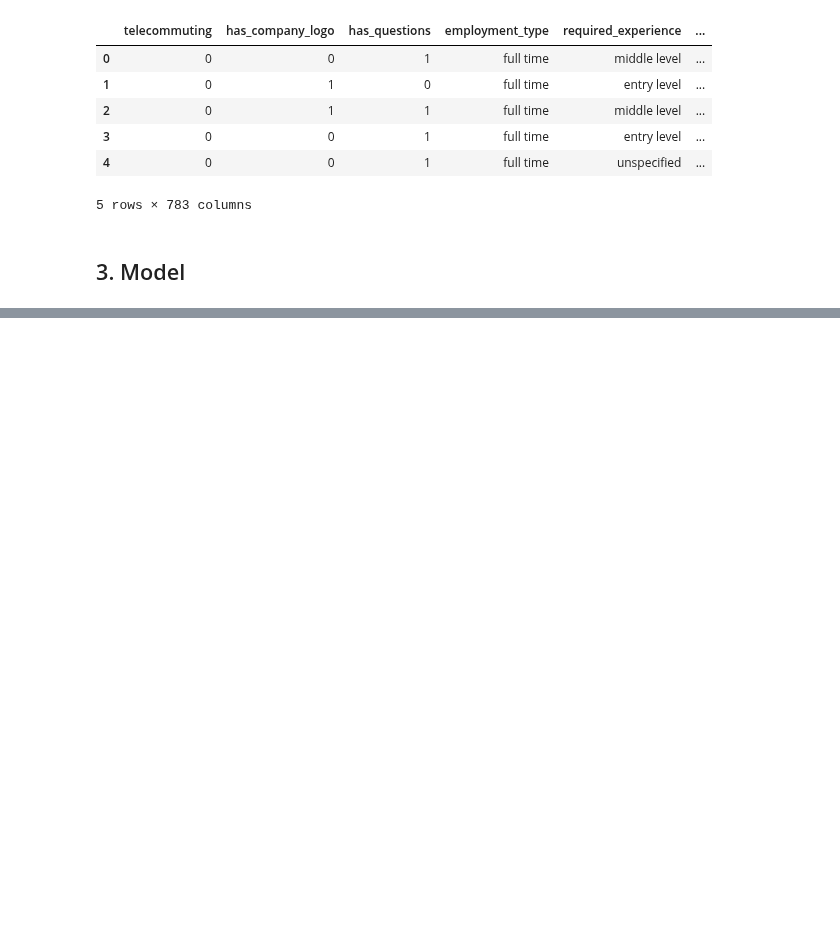
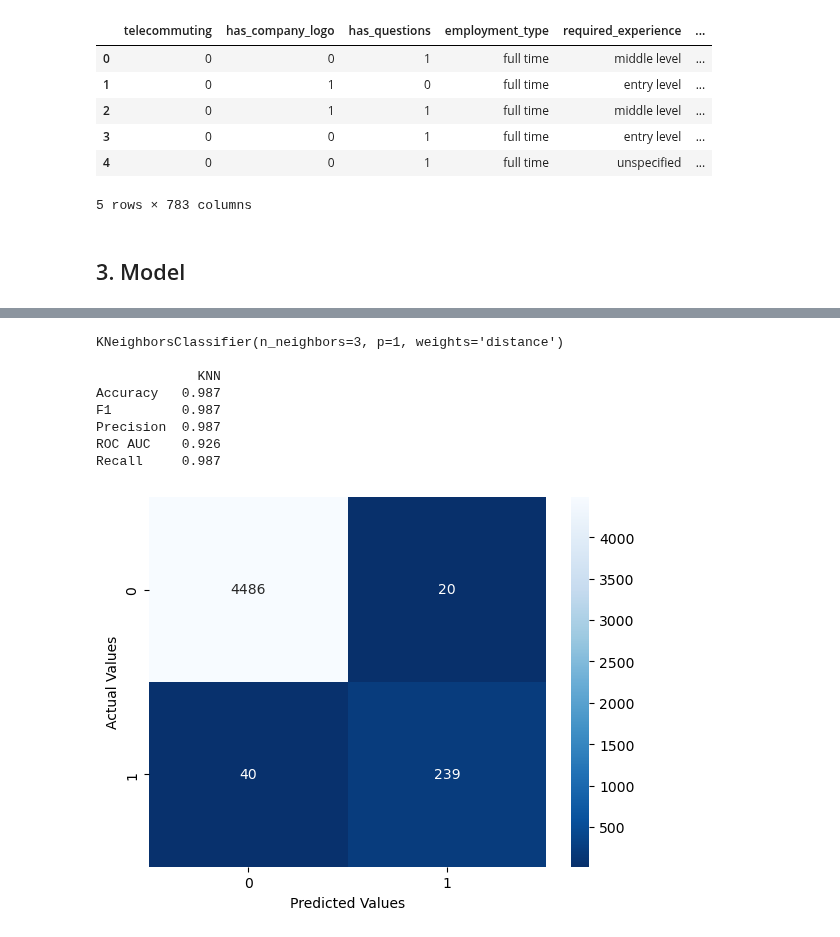
Before and after one commit to heyvinnnny/Team-31-Fraud-Analytics, a Jupyter notebook: Models/1 Modeling - KNN.ipynb, the cells around one changed output, grey strips where cells are left out. Saved outputs shown, nothing was run; the diff lists cells and outputs as text; code cells hidden in the pictures; blank space fills up the shorter version.

```diff
--- a/Models/1 Modeling - KNN.ipynb
+++ b/Models/1 Modeling - KNN.ipynb
@@ -87,8 +104,7 @@ params = {
 
 def train(x_train,y_train,model,params):
 
-    #gridsearchcv = GridSearchCV(model, params, cv=5, scoring='f1_weighted', verbose=3, n_jobs=-1)
-    gridsearchcv = RandomizedSearchCV(model, params, cv=5, scoring='f1_weighted', verbose=3, n_jobs=-1)
+    gridsearchcv = GridSearchCV(model, params, cv=5, scoring='f1_weighted', verbose=3, n_jobs=-1)
     gridsearchcv.fit(x_train, y_train.values)
     best_model = model.set_params(**gridsearchcv.best_params_).fit(x_train, y_train.values)
 
@@ -112,0 +150,36 @@ joblib.dump(best_model, model_path, compress=8)
+# %%
+X_test = pd.read_csv('Processed Data Files/X_test.csv')
+y_test = pd.read_csv('Processed Data Files/y_test.csv')
+
+def evaluate(x_test, y_test, name, model, preprocessor):
+
+    print(model,"\n")
+
+    y_pred = model.predict(preprocessor.transform(x_test))
+
+    scores = {}
+    scores["Accuracy"]  = accuracy_score(y_test,y_pred).round(3)
+    scores["Precision"] = precision_score(y_test,y_pred,average="weighted").round(3)
+    scores["Recall"]    = recall_score(y_test,y_pred,average="weighted").round(3)
+    scores["F1"]        = f1_score(y_test,y_pred,average="weighted").round(3)
+    scores["ROC AUC"]   = roc_auc_score(y_test,y_pred,average="weighted").round(3)
+    scores = {name:scores}
+    print(pd.DataFrame(scores))
+
+    cm = confusion_matrix(y_test,y_pred)
+    cm_plot = sns.heatmap(cm, annot=True, fmt='g', cmap='Blues_r')
+    cm_plot.set_xlabel('Predicted Values')
+    cm_plot.set_ylabel('Actual Values')
+# %%
+name = 'KNN'
+evaluate(X_test,y_test,name,best_model['train'],best_model["preprocess"])
+# %% [output]
+KNeighborsClassifier(n_neighbors=3, p=1, weights='distance')
+
+             KNN
+Accuracy   0.987
+F1         0.987
+Precision  0.987
+ROC AUC    0.926
+Recall     0.987
+[figure, added]
```
Also changed, not shown: parts of 4 cells of this notebook.
